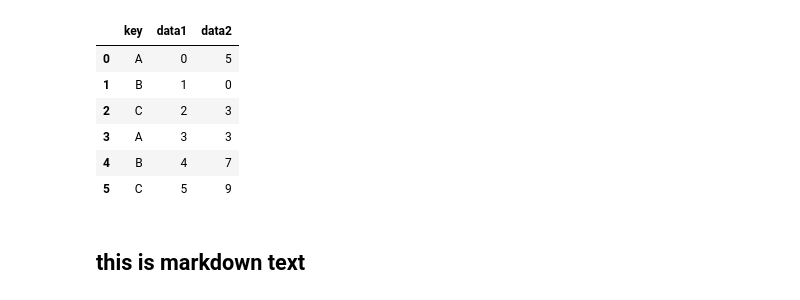
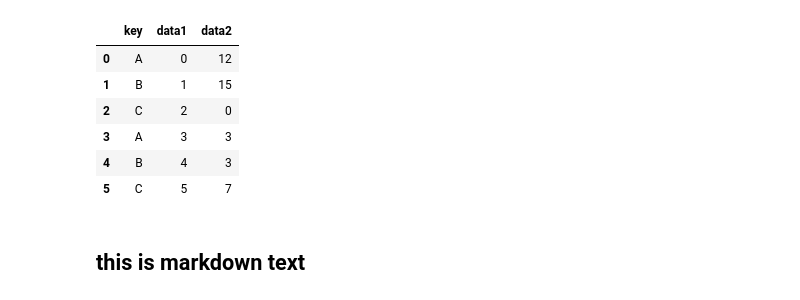
Before and after one commit to githubLoka/notebook-review-tests, a Jupyter notebook: notebook1.ipynb, the cells around one changed output. Cells and saved outputs as stored; diff of their text form; code cells hidden in the pictures.

```diff
--- a/notebook1.ipynb
+++ b/notebook1.ipynb
@@ -1,21 +1,25 @@
 # %%
 import pandas as pd
 import numpy as np
 
+# Set seed for reproducibility
 np.random.seed(0)
 
+# Create a DataFrame with randomly generated data
 df = pd.DataFrame({'key': ['A', 'B', 'C', 'A', 'B', 'C'],
      'data1': range(6),
-     'data2': np.random.randint(0, 10, 6)},
+     'data2': np.random.randint(0, 20, 6)},
     columns = ['key', 'data1', 'data2'])
+
+# Print the DataFrame
 df
 # %% [output]
 |  | key | data1 | data2 |
-| 0 | A | 0 | 5 |
-| 1 | B | 1 | 0 |
-| 2 | C | 2 | 3 |
+| 0 | A | 0 | 12 |
+| 1 | B | 1 | 15 |
+| 2 | C | 2 | 0 |
 | 3 | A | 3 | 3 |
-| 4 | B | 4 | 7 |
-| 5 | C | 5 | 9 |
+| 4 | B | 4 | 3 |
+| 5 | C | 5 | 7 |
 # %% [markdown]
 ## this is markdown text
```
Also changed, not shown: parts of 4 cells of this notebook.
